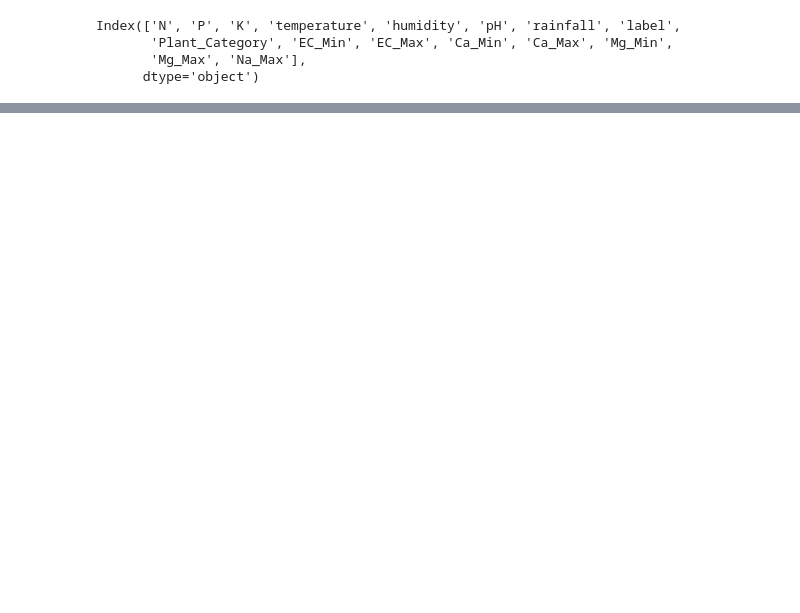
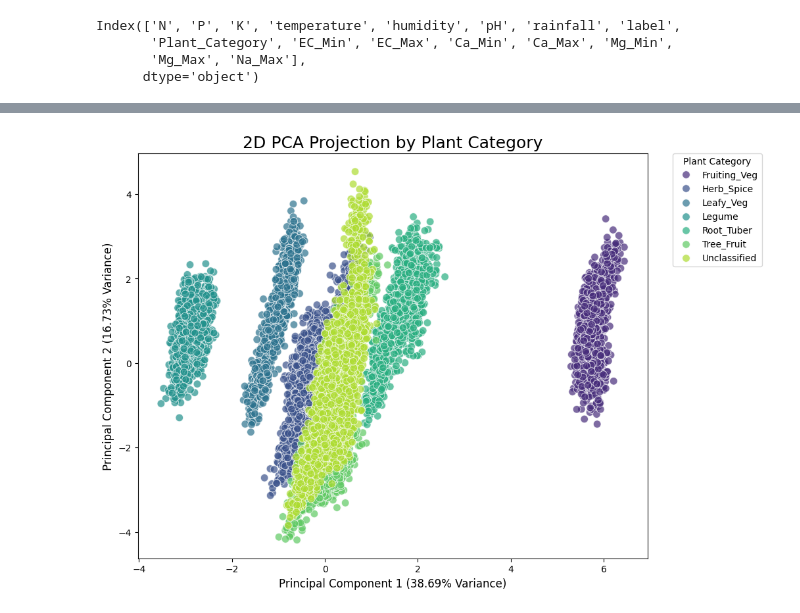
Before and after one commit to MostafaDEShmed/Graduation_Project, a Jupyter notebook: Graduation_Project.ipynb, the cells around one changed output, grey strips where cells are left out. Saved outputs shown, nothing was run; the diff lists cells and outputs as text; code cells hidden in the pictures; blank space fills up the shorter version.

```diff
--- a/Graduation_Project.ipynb
+++ b/Graduation_Project.ipynb
@@ -260,0 +407,41 @@ Na_Max       13100.0   0.0  1.0 -1.64 -0.40 -0.40  0.85  2.09
+# %%
+from sklearn.decomposition import PCA
+
+features = ['N', 'P', 'K', 'temperature', 'humidity', 'pH', 'rainfall',
+            'EC_Min', 'EC_Max', 'Ca_Min', 'Ca_Max', 'Mg_Min', 'Mg_Max', 'Na_Max']
+X = df[features]
+# We will use the one-hot encoded columns for the PCA plot.
+plant_category_cols = [col for col in df.columns if col.startswith('Plant_Category_')]
+
+
+pca = PCA(n_components=2)
+principal_components = pca.fit_transform(X)
+pca_df = pd.DataFrame(data = principal_components, columns = ['PC1', 'PC2'])
+
+# Concatenate the one-hot encoded plant category columns to the PCA DataFrame
+pca_df = pd.concat([pca_df, df[plant_category_cols]], axis = 1)
+
+
+# We need a single column that indicates the plant category for each row
+pca_df_melted = pca_df.melt(id_vars=['PC1', 'PC2'],
+                            value_vars=plant_category_cols,
+                            var_name='Plant_Category_Encoded',
+                            value_name='Value')
+
+# Filter out the rows where the value is False (meaning the plant does not belong to that category)
+pca_df_melted = pca_df_melted[pca_df_melted['Value'] == True]
+
+# Extract the actual plant category name from the encoded column name
+pca_df_melted['Plant_Category'] = pca_df_melted['Plant_Category_Encoded'].str.replace('Plant_Category_', '')
+
+
+plt.figure(figsize=(10, 8))
+sns.scatterplot(x='PC1', y='PC2', hue='Plant_Category', data=pca_df_melted,
+                palette='viridis', s=70, alpha=0.7)
+plt.title('2D PCA Projection by Plant Category', fontsize=18)
+plt.xlabel(f'Principal Component 1 ({pca.explained_variance_ratio_[0]*100:.2f}% Variance)', fontsize=12)
+plt.ylabel(f'Principal Component 2 ({pca.explained_variance_ratio_[1]*100:.2f}% Variance)', fontsize=12)
+plt.legend(title='Plant Category', bbox_to_anchor=(1.05, 1), loc=2, borderaxespad=0.)
+plt.show()
+# %% [output]
+[figure, added]
```
Also changed, not shown: parts of 18 cells of this notebook.
